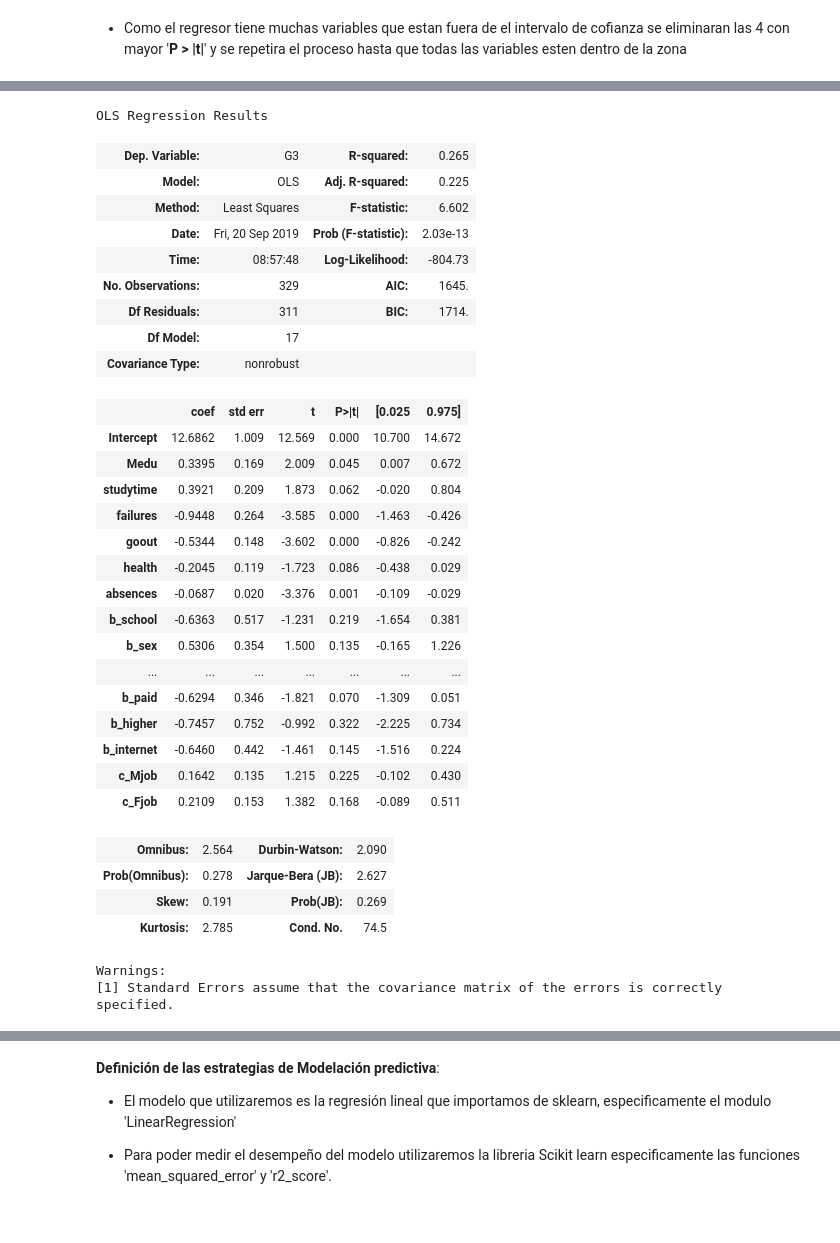
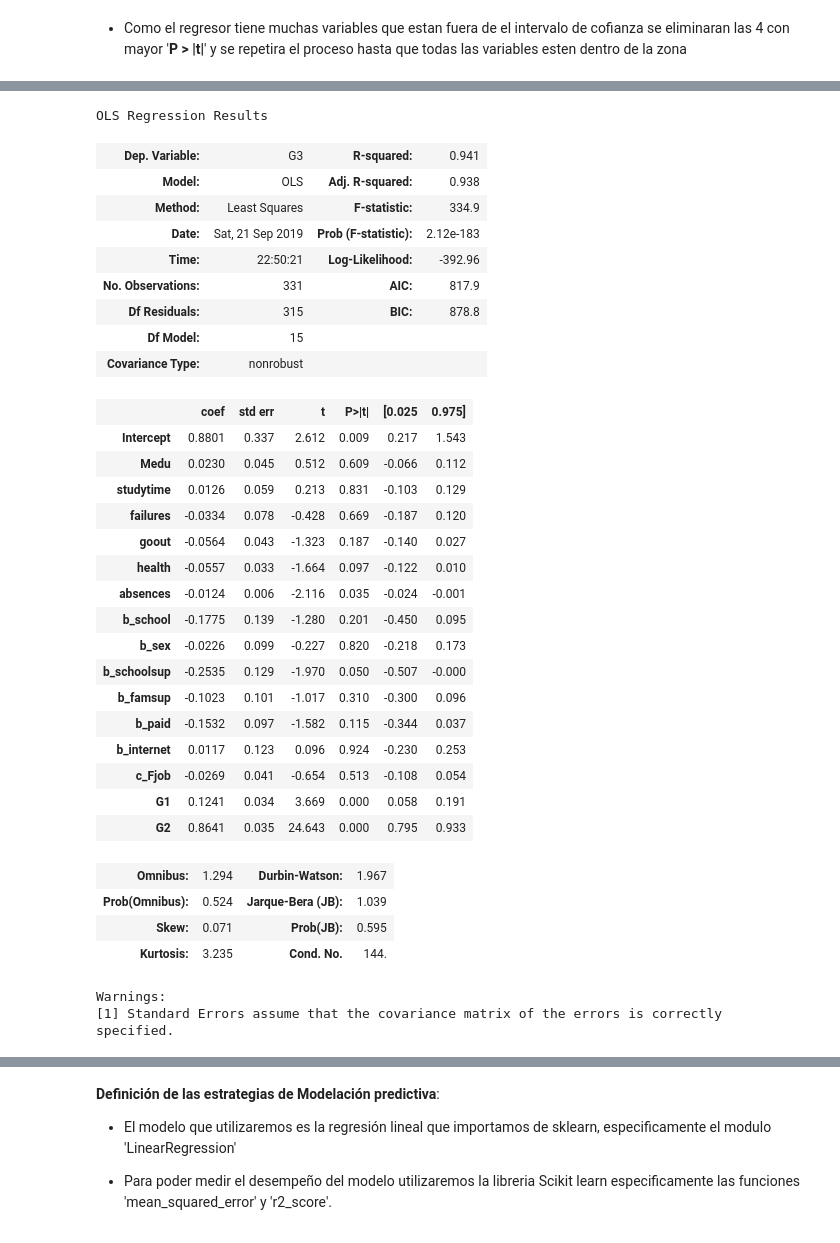
Before and after one commit to lporras/prueba-fundamentos-data-science, a Jupyter notebook: Desafio 2 Rendimiento escolar.ipynb, the cells around one changed output, grey strips where cells are left out. Cells and saved outputs as stored; diff of their text form; code cells hidden in the pictures.

```diff
--- a/Desafio 2 Rendimiento escolar.ipynb
+++ b/Desafio 2 Rendimiento escolar.ipynb
@@ -507,0 +507,5 @@ memory usage: 101.9+ KB
+# %%
+df['G2'] = df['G2'].astype('float')
+#G3 como tiene muchos promedios 0 por la perdida de datos estos seran remplazados por `Nan`
+df['G2'] = df['G2'].replace(0, np.nan)
+df.info()
@@ -856,40 +919,41 @@ OLS Regression Results
 Warnings:
 [1] Standard Errors assume that the covariance matrix of the errors is correctly specified.
 # %%
-#se elimina 'Walc', 'famrel', 'b_nursery' y 'c_reason'
-modelo = smf.ols('G3 ~ Medu + studytime + failures + goout + health + absences + b_school +b_sex + b_address + b_famsize + b_schoolsup + b_famsup + b_paid + b_higher + b_internet + c_Mjob + c_Fjob ', data = df)
+#se elimina 'b_famsize', 'b_higher', 'c_Mjob' y 'b_address'
+modelo = smf.ols('G3 ~ Medu + studytime + failures + goout + health + absences + b_school +b_sex + b_schoolsup + b_famsup + b_paid + b_internet + c_Fjob +  G1 + G2 ', data = df)
 modelo = modelo.fit()
 modelo.summary()
 # %% [output]
 OLS Regression Results
-| Dep. Variable: | G3 | R-squared: | 0.265 |
-| Model: | OLS | Adj. R-squared: | 0.225 |
-| Method: | Least Squares | F-statistic: | 6.602 |
-| Date: | Fri, 20 Sep 2019 | Prob (F-statistic): | 2.03e-13 |
-| Time: | 08:57:48 | Log-Likelihood: | -804.73 |
-| No. Observations: | 329 | AIC: | 1645. |
-| Df Residuals: | 311 | BIC: | 1714. |
-| Df Model: | 17 |  |  |
+| Dep. Variable: | G3 | R-squared: | 0.941 |
+| Model: | OLS | Adj. R-squared: | 0.938 |
+| Method: | Least Squares | F-statistic: | 334.9 |
+| Date: | Sat, 21 Sep 2019 | Prob (F-statistic): | 2.12e-183 |
+| Time: | 22:50:21 | Log-Likelihood: | -392.96 |
+| No. Observations: | 331 | AIC: | 817.9 |
+| Df Residuals: | 315 | BIC: | 878.8 |
+| Df Model: | 15 |  |  |
 | Covariance Type: | nonrobust |  |  |
 |  | coef | std err | t | P>|t| | [0.025 | 0.975] |
-| Intercept | 12.6862 | 1.009 | 12.569 | 0.000 | 10.700 | 14.672 |
-| Medu | 0.3395 | 0.169 | 2.009 | 0.045 | 0.007 | 0.672 |
-| studytime | 0.3921 | 0.209 | 1.873 | 0.062 | -0.020 | 0.804 |
-| failures | -0.9448 | 0.264 | -3.585 | 0.000 | -1.463 | -0.426 |
-| goout | -0.5344 | 0.148 | -3.602 | 0.000 | -0.826 | -0.242 |
-| health | -0.2045 | 0.119 | -1.723 | 0.086 | -0.438 | 0.029 |
-| absences | -0.0687 | 0.020 | -3.376 | 0.001 | -0.109 | -0.029 |
-| b_school | -0.6363 | 0.517 | -1.231 | 0.219 | -1.654 | 0.381 |
-| b_sex | 0.5306 | 0.354 | 1.500 | 0.135 | -0.165 | 1.226 |
-| ... | ... | ... | ... | ... | ... | ... |
-| b_paid | -0.6294 | 0.346 | -1.821 | 0.070 | -1.309 | 0.051 |
-| b_higher | -0.7457 | 0.752 | -0.992 | 0.322 | -2.225 | 0.734 |
-| b_internet | -0.6460 | 0.442 | -1.461 | 0.145 | -1.516 | 0.224 |
-| c_Mjob | 0.1642 | 0.135 | 1.215 | 0.225 | -0.102 | 0.430 |
-| c_Fjob | 0.2109 | 0.153 | 1.382 | 0.168 | -0.089 | 0.511 |
+| Intercept | 0.8801 | 0.337 | 2.612 | 0.009 | 0.217 | 1.543 |
+| Medu | 0.0230 | 0.045 | 0.512 | 0.609 | -0.066 | 0.112 |
+| studytime | 0.0126 | 0.059 | 0.213 | 0.831 | -0.103 | 0.129 |
+| failures | -0.0334 | 0.078 | -0.428 | 0.669 | -0.187 | 0.120 |
+| goout | -0.0564 | 0.043 | -1.323 | 0.187 | -0.140 | 0.027 |
+| health | -0.0557 | 0.033 | -1.664 | 0.097 | -0.122 | 0.010 |
+| absences | -0.0124 | 0.006 | -2.116 | 0.035 | -0.024 | -0.001 |
+| b_school | -0.1775 | 0.139 | -1.280 | 0.201 | -0.450 | 0.095 |
+| b_sex | -0.0226 | 0.099 | -0.227 | 0.820 | -0.218 | 0.173 |
+| b_schoolsup | -0.2535 | 0.129 | -1.970 | 0.050 | -0.507 | -0.000 |
+| b_famsup | -0.1023 | 0.101 | -1.017 | 0.310 | -0.300 | 0.096 |
+| b_paid | -0.1532 | 0.097 | -1.582 | 0.115 | -0.344 | 0.037 |
+| b_internet | 0.0117 | 0.123 | 0.096 | 0.924 | -0.230 | 0.253 |
+| c_Fjob | -0.0269 | 0.041 | -0.654 | 0.513 | -0.108 | 0.054 |
+| G1 | 0.1241 | 0.034 | 3.669 | 0.000 | 0.058 | 0.191 |
+| G2 | 0.8641 | 0.035 | 24.643 | 0.000 | 0.795 | 0.933 |
-| Omnibus: | 2.564 | Durbin-Watson: | 2.090 |
-| Prob(Omnibus): | 0.278 | Jarque-Bera (JB): | 2.627 |
-| Skew: | 0.191 | Prob(JB): | 0.269 |
-| Kurtosis: | 2.785 | Cond. No. | 74.5 |
+| Omnibus: | 1.294 | Durbin-Watson: | 1.967 |
+| Prob(Omnibus): | 0.524 | Jarque-Bera (JB): | 1.039 |
+| Skew: | 0.071 | Prob(JB): | 0.595 |
+| Kurtosis: | 3.235 | Cond. No. | 144. |
 Warnings:
 [1] Standard Errors assume that the covariance matrix of the errors is correctly specified.
```
Also changed, not shown: parts of 70 cells of this notebook.
